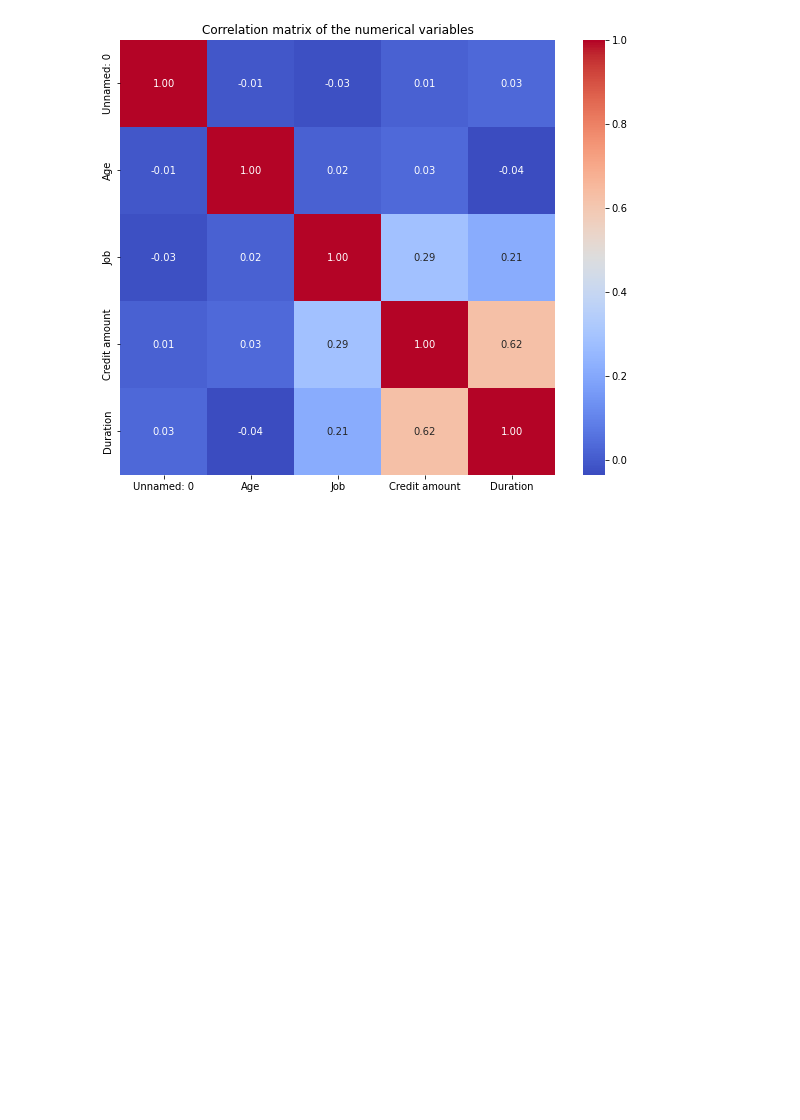
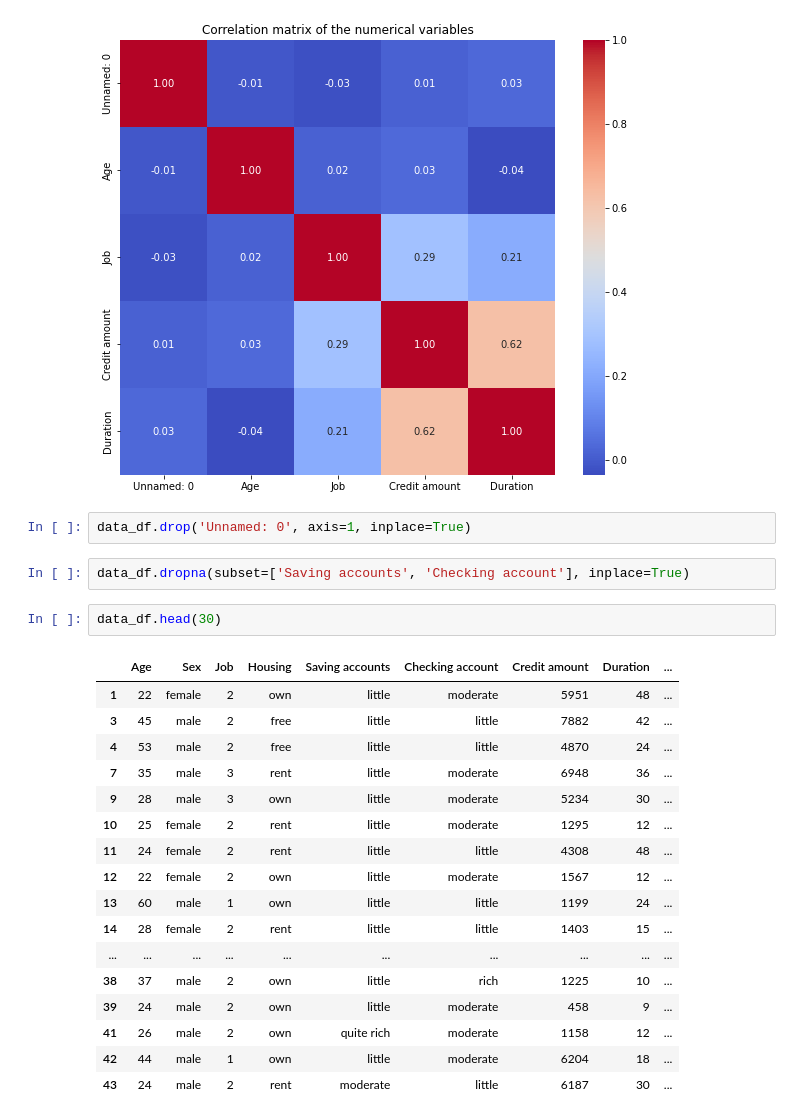
Before and after one commit to TC851/Data-Science-Credit-Risk-Prediction, a Jupyter notebook: Credit Risk Prediction.ipynb, the cells around one changed output. Drawn from its saved outputs; the diff is of its cells as text; blank space fills up the shorter version.

```diff
--- a/Credit Risk Prediction.ipynb
+++ b/Credit Risk Prediction.ipynb
@@ -130,3 +142,27 @@ plt.title('Correlation matrix of the numerical variables')
 plt.show()
 # %% [output]
 [figure]
+# %%
+data_df.drop('Unnamed: 0', axis=1, inplace=True)
+# %%
+data_df.dropna(subset=['Saving accounts', 'Checking account'], inplace=True)
+# %%
+data_df.head(30)
+# %% [output]
+|  | Age | Sex | Job | Housing | Saving accounts | Checking account | Credit amount | Duration | ... |
+| 1 | 22 | female | 2 | own | little | moderate | 5951 | 48 | ... |
+| 3 | 45 | male | 2 | free | little | little | 7882 | 42 | ... |
+| 4 | 53 | male | 2 | free | little | little | 4870 | 24 | ... |
+| 7 | 35 | male | 3 | rent | little | moderate | 6948 | 36 | ... |
+| 9 | 28 | male | 3 | own | little | moderate | 5234 | 30 | ... |
+| 10 | 25 | female | 2 | rent | little | moderate | 1295 | 12 | ... |
+| 11 | 24 | female | 2 | rent | little | little | 4308 | 48 | ... |
+| 12 | 22 | female | 2 | own | little | moderate | 1567 | 12 | ... |
+| 13 | 60 | male | 1 | own | little | little | 1199 | 24 | ... |
+| 14 | 28 | female | 2 | rent | little | little | 1403 | 15 | ... |
+| ... | ... | ... | ... | ... | ... | ... | ... | ... | ... |
+| 38 | 37 | male | 2 | own | little | rich | 1225 | 10 | ... |
+| 39 | 24 | male | 2 | own | little | moderate | 458 | 9 | ... |
+| 41 | 26 | male | 2 | own | quite rich | moderate | 1158 | 12 | ... |
+| 42 | 44 | male | 1 | own | little | moderate | 6204 | 18 | ... |
+| 43 | 24 | male | 2 | rent | moderate | little | 6187 | 30 | ... |
```
Also changed, not shown: parts of 3 cells of this notebook.
